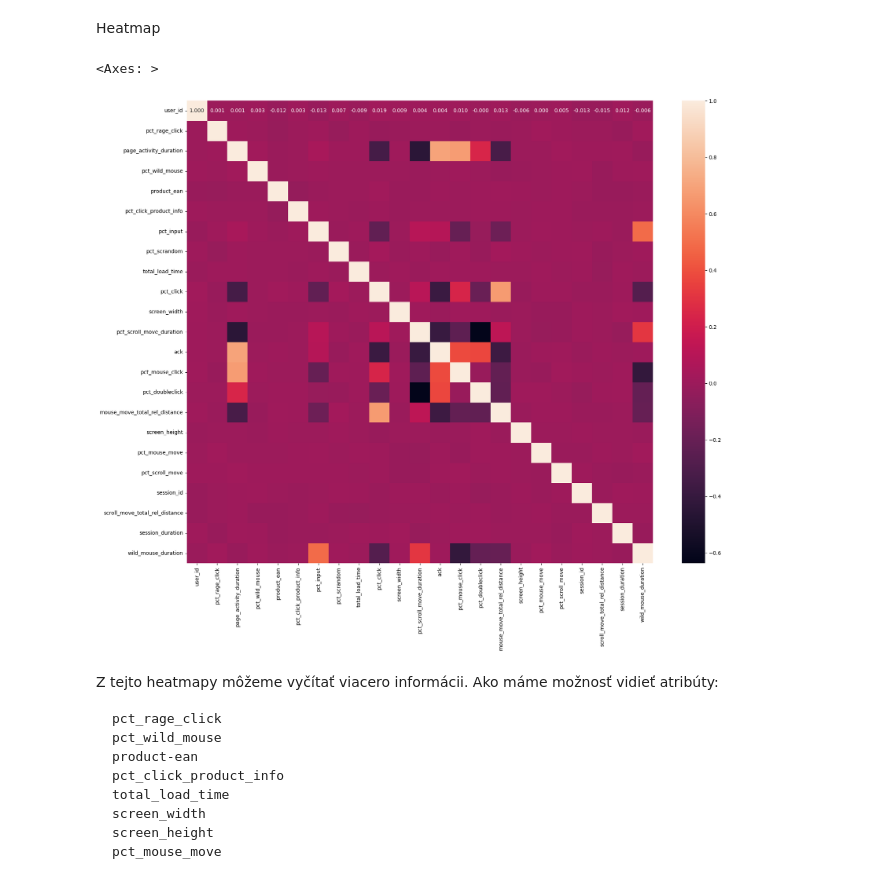
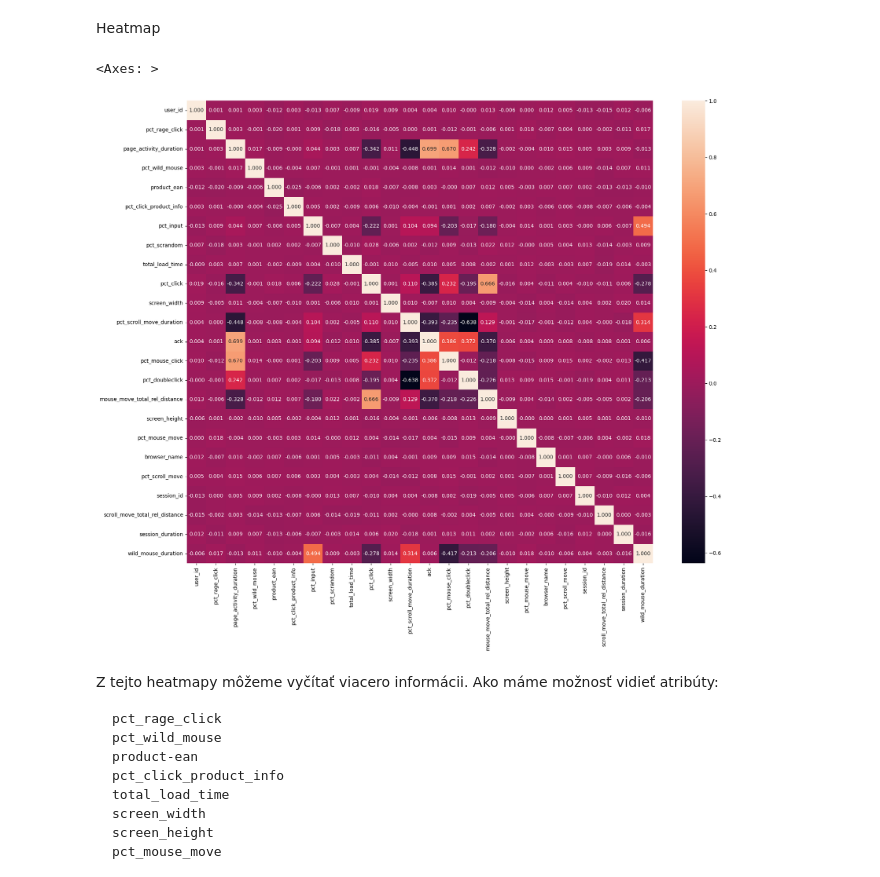
Before and after one commit to LukasLovas/IAU_Project_LL_DL, a Jupyter notebook: zadanie_1_časť.ipynb, the cells around one changed output. Saved outputs shown, nothing was run; the diff lists cells and outputs as text; code cells hidden in the pictures.

```diff
--- a/zadanie_1_časť.ipynb
+++ b/zadanie_1_časť.ipynb
@@ -430,3 +418,0 @@ array([ 800, 1280, 1366, 1024, 1920])
-# %%
-session.drop('session_start', axis=1, inplace=True)
-session.drop('browser_name', axis=1, inplace=True)
@@ -432,0 +427,15 @@ session.drop('browser_name', axis=1, inplace=True)
+# %%
+browser_name_mapping = {
+    'edge': 1,
+    'chrome': 2,
+    'mobile': 3,
+    'firefox': 4,
+    'opera': 5,
+    'safari': 6,
+    'other': 7
+}
+print("Pred zmenou: " + str(session.browser_name.unique()))
+for i,value in enumerate(session["browser_name"]):
+    session.loc[i,"browser_name"] = browser_name_mapping.get(value)
+
+print("Po zmene: " + str(session.browser_name.unique()))
@@ -633,10 +726,12 @@ Párová analýza dát
 Heatmap
 # %%
 figure, ax = plt.subplots(figsize=(20,16))
-sns.heatmap(session.corr(),ax=ax, annot =True, fmt = ".3f")
+session_sub = session.copy()
+session_sub.drop('session_start',axis = 1,inplace=True)
+sns.heatmap(session_sub.corr(),ax=ax, annot =True, fmt = ".3f")
 # %% [output]
 <Axes: >
-[figure, old version]
+[figure, new version]
 # %% [markdown]
 Z tejto heatmapy môžeme vyčítať viacero informácii. Ako máme možnosť vidieť atribúty:
 
```
Also changed, not shown: parts of 35 cells of this notebook, 1 other file.
